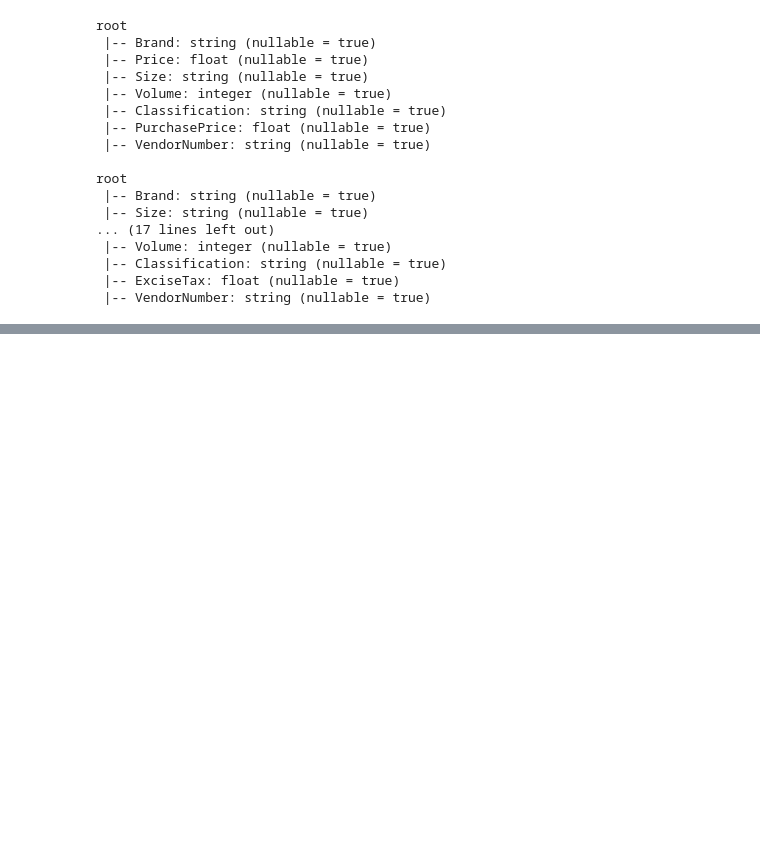
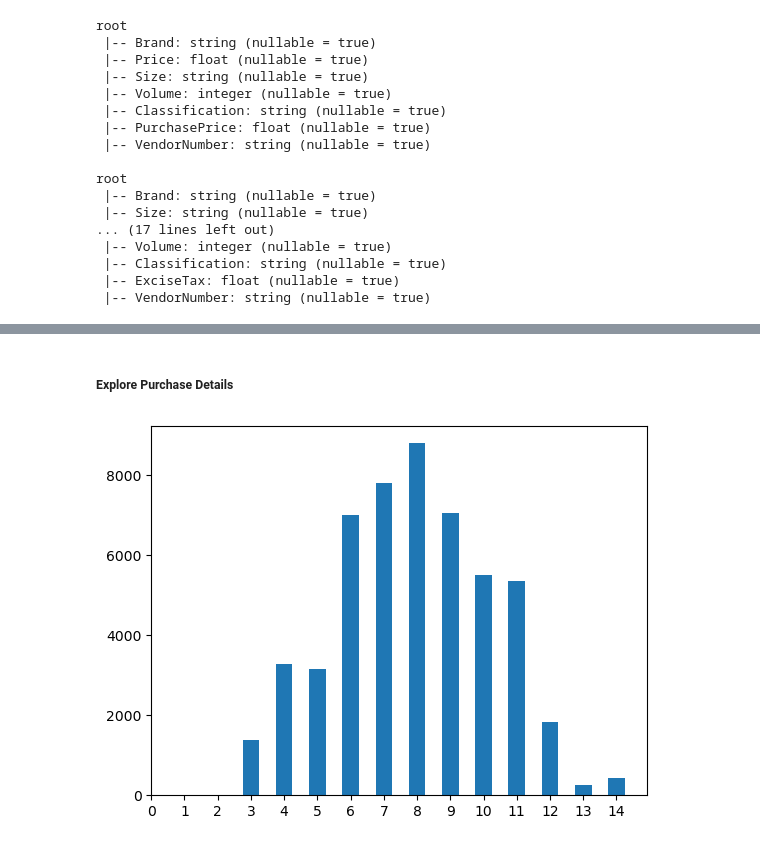
Before and after one commit to lee0210/infosys722-iteration4, a Jupyter notebook: iteration 1.ipynb, the cells around one changed output, grey strips where cells are left out. Saved outputs shown, nothing was run; the diff lists cells and outputs as text; code cells hidden in the pictures; blank space fills up the shorter version.

```diff
--- a/iteration 1.ipynb
+++ b/iteration 1.ipynb
@@ -453,0 +516,10 @@ root
+# %% [markdown]
+##### Explore Purchase Details
+# %%
+# Deliver Time Distribution
+dsp_df = selected_purchase_detail.toPandas()
+plt.hist(dsp_df['DeliverTime'], bins=[i+0.5 for i in range(0,15)], rwidth=0.5)
+plt.xticks(range(0,15))
+plt.show()
+# %% [output]
+[figure, added]
```
Also changed, not shown: parts of 27 cells of this notebook.
